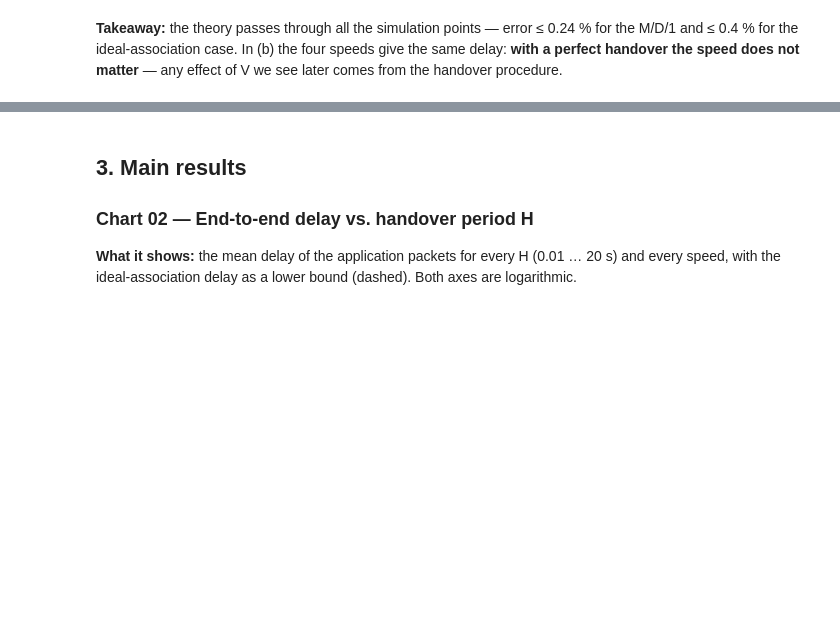
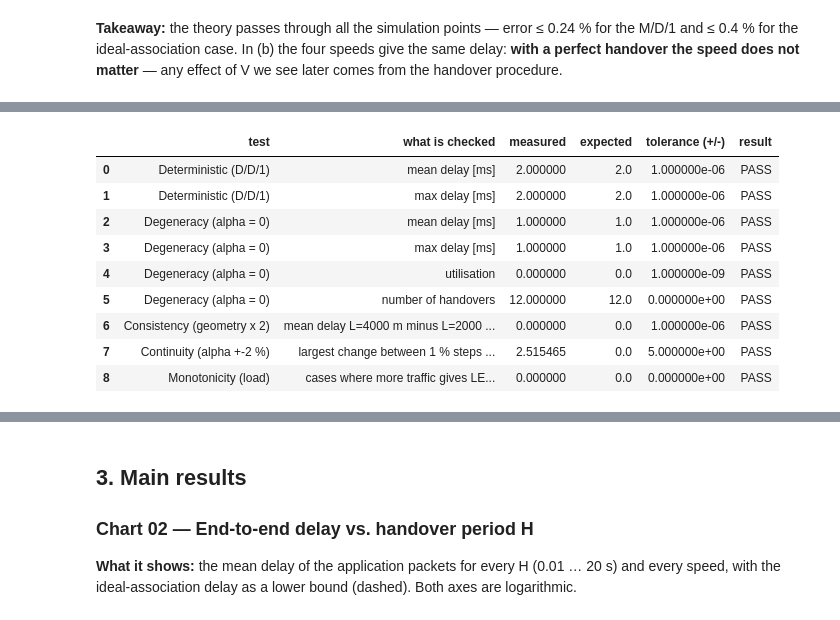
Before and after one commit to Milko0/5G-Vehicle, a Jupyter notebook: Analysis/analyze_results.ipynb, the cells around one changed output, grey strips where cells are left out. Cells and saved outputs as stored; diff of their text form; code cells hidden in the pictures; blank space fills up the shorter version.

```diff
--- a/Analysis/analyze_results.ipynb
+++ b/Analysis/analyze_results.ipynb
@@ -370,0 +436,57 @@ max |error| M/D/1: 0.24 %,  ideal association: 0.36 %
+# %%
+tests = []
+
+
+def check(test, what, measured, expected, tolerance):
+    """Adds one row to the table of tests: PASS if |measured - expected| <= tolerance."""
+    result = "PASS" if abs(measured - expected) <= tolerance else "FAIL"
+    tests.append({"test": test, "what is checked": what, "measured": round(measured, 6),
+                  "expected": expected, "tolerance (+/-)": tolerance, "result": result})
+
+
+# deterministic case (D/D/1): car standing still, constant T -> delay = S = 2 ms for every packet
+dd1 = load_runs("Validation_DD1").iloc[0]
+check("Deterministic (D/D/1)", "mean delay [ms]", dd1["endToEndDelay:mean"] * 1000, 2.0, 1e-6)
+check("Deterministic (D/D/1)", "max delay [ms]", dd1["endToEndDelay:max"] * 1000, 2.0, 1e-6)
+
+# degeneracy: alpha = 0 -> no transmission time -> delay = backhaul = 1 ms, transmitter never busy
+deg = load_runs("Verification_Degeneracy").iloc[0]
+check("Degeneracy (alpha = 0)", "mean delay [ms]", deg["endToEndDelay:mean"] * 1000, 1.0, 1e-6)
+check("Degeneracy (alpha = 0)", "max delay [ms]", deg["endToEndDelay:max"] * 1000, 1.0, 1e-6)
+check("Degeneracy (alpha = 0)", "utilisation", deg["utilization:timeavg"], 0.0, 1e-9)
+# in 200 s at 30 m/s the car crosses V*t/ISD = 30*200/500 = 12 cell borders -> 12 handovers
+check("Degeneracy (alpha = 0)", "number of handovers", deg["handover:count"], 30 * 200 / ISD, 0)
+
+# consistency: geometry x2, speed x2, alpha / 4 -> same S for every packet -> same delays
+con = load_runs("Verification_Consistency").sort_values("L")
+check("Consistency (geometry x 2)", "mean delay L=4000 m minus L=2000 m [ms]",
+      (con["endToEndDelay:mean"].iloc[1] - con["endToEndDelay:mean"].iloc[0]) * 1000, 0.0, 1e-6)
+
+# continuity: alpha +-1% and +-2% -> the delay must change smoothly (here: less than 5% per 1% step)
+cont = summarize(load_runs("Verification_Continuity"), ["a"]).sort_values("a")
+steps = cont["endToEndDelay:mean"].pct_change().dropna().abs() * 100
+check("Continuity (alpha +-2 %)", "largest change between 1 % steps of alpha [%]", steps.max(), 0.0, 5.0)
+
+# monotonicity: for every (distribution, V, H) that is stable, delay(E[T]=10) >= delay(15) >= delay(20)
+violations = 0
+for (dist, v, h), g in summary.groupby(["dist", "V", "H"]):
+    g = g.sort_values("T")                           # T = 10, 15, 20 ms (less and less traffic)
+    if (g["n_collapsed"] > 0).any():
+        continue
+    if not g["endToEndDelay:mean"].is_monotonic_decreasing:
+        violations += 1
+check("Monotonicity (load)", "cases where more traffic gives LESS delay", violations, 0, 0)
+
+table = pd.DataFrame(tests)
+table
+# %% [output]
+|  | test | what is checked | measured | expected | tolerance (+/-) | result |
+| 0 | Deterministic (D/D/1) | mean delay [ms] | 2.000000 | 2.0 | 1.000000e-06 | PASS |
+| 1 | Deterministic (D/D/1) | max delay [ms] | 2.000000 | 2.0 | 1.000000e-06 | PASS |
+| 2 | Degeneracy (alpha = 0) | mean delay [ms] | 1.000000 | 1.0 | 1.000000e-06 | PASS |
+| 3 | Degeneracy (alpha = 0) | max delay [ms] | 1.000000 | 1.0 | 1.000000e-06 | PASS |
+| 4 | Degeneracy (alpha = 0) | utilisation | 0.000000 | 0.0 | 1.000000e-09 | PASS |
+| 5 | Degeneracy (alpha = 0) | number of handovers | 12.000000 | 12.0 | 0.000000e+00 | PASS |
+| 6 | Consistency (geometry x 2) | mean delay L=4000 m minus L=2000 ... | 0.000000 | 0.0 | 1.000000e-06 | PASS |
+| 7 | Continuity (alpha +-2 %) | largest change between 1 % steps ... | 2.515465 | 0.0 | 5.000000e+00 | PASS |
+| 8 | Monotonicity (load) | cases where more traffic gives LE... | 0.000000 | 0.0 | 0.000000e+00 | PASS |
```
Also changed, not shown: parts of 16 cells of this notebook, 17 other files.
